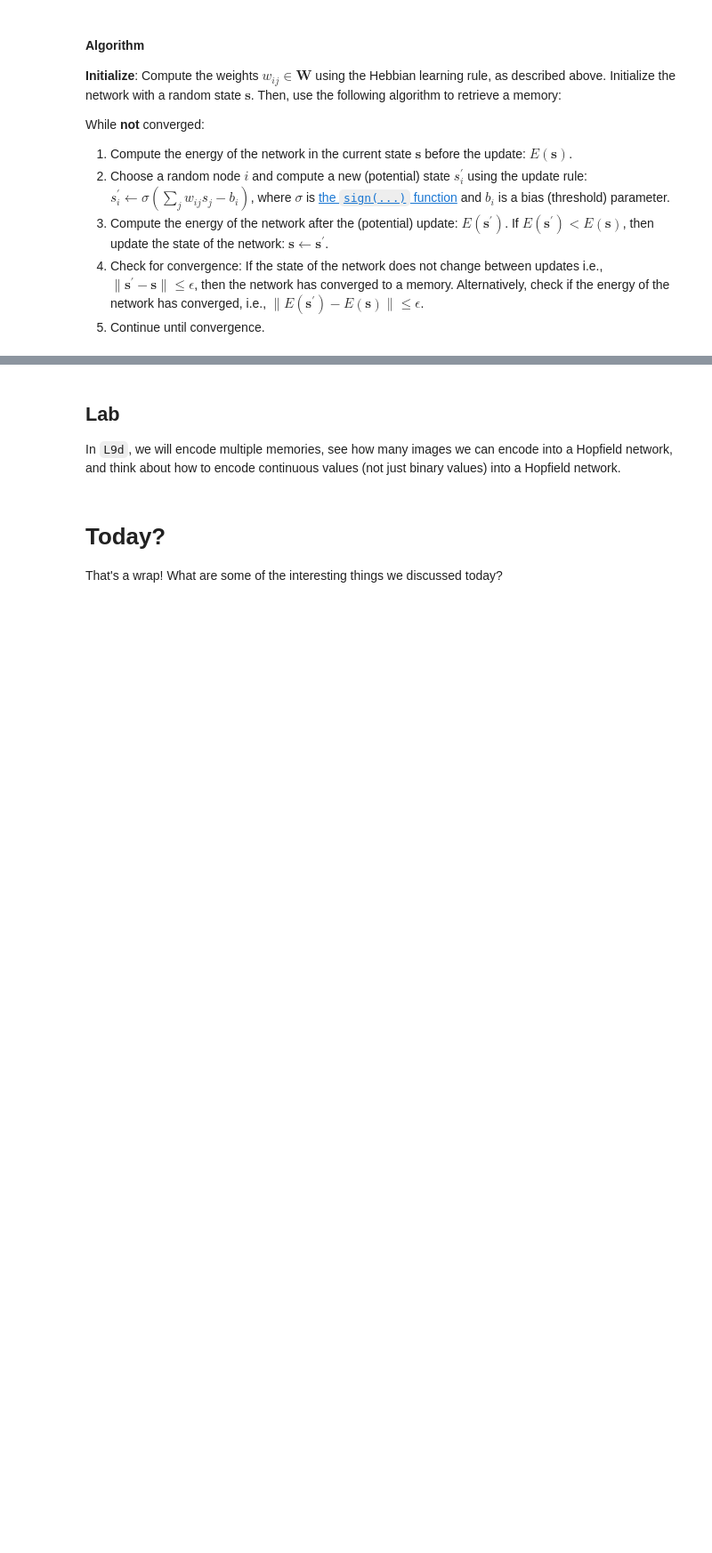
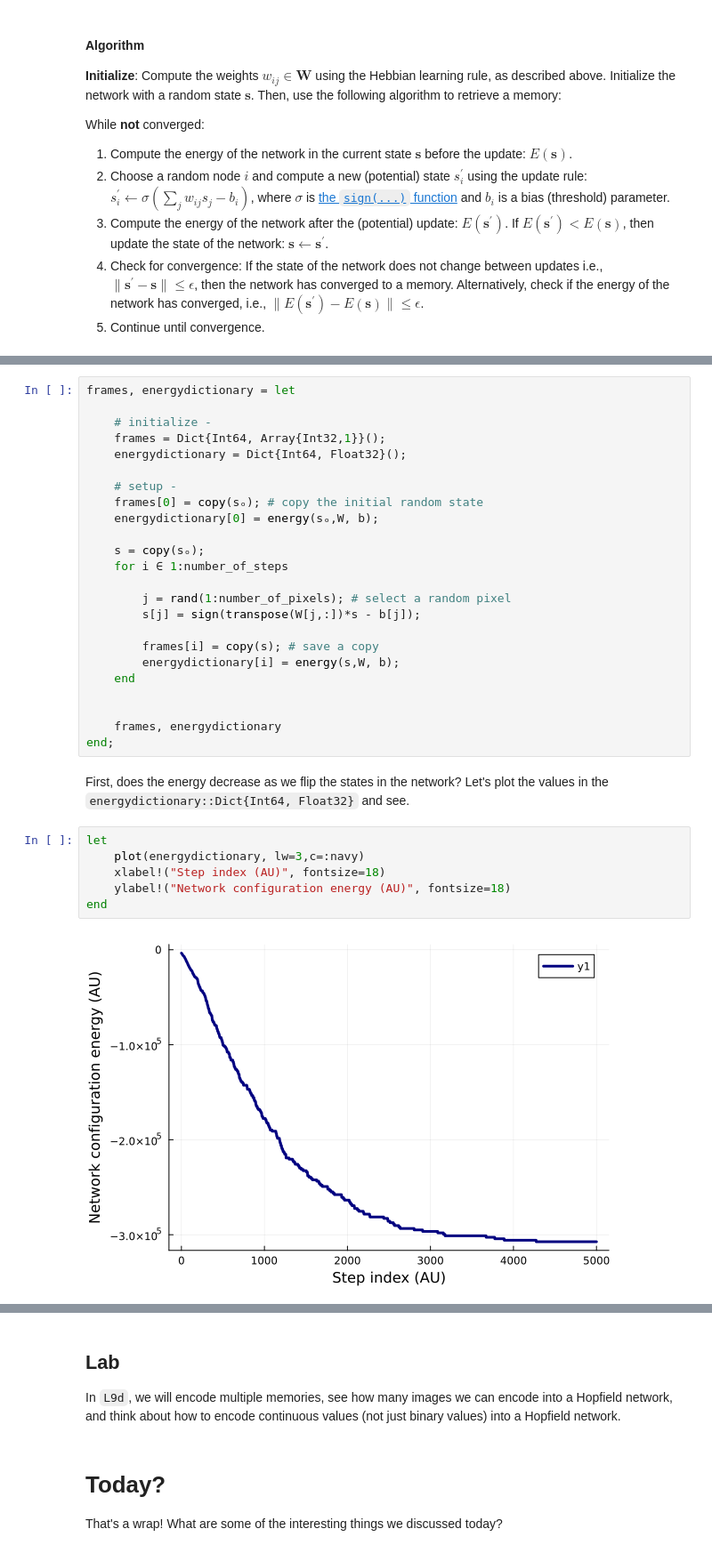
Before and after one commit to varnerlab/CHEME-5820-Lectures-Spring-2025, a Jupyter notebook: lectures/week-9/L9a/CHEME-5820-L9a-HopfieldNetworks-S2025.ipynb, the cells around one changed output, grey strips where cells are left out. Shown at 89% size. Drawn from its saved outputs; the diff is of its cells as text; blank space fills up the shorter version.

```diff
--- a/lectures/week-9/L9a/CHEME-5820-L9a-HopfieldNetworks-S2025.ipynb
+++ b/lectures/week-9/L9a/CHEME-5820-L9a-HopfieldNetworks-S2025.ipynb
@@ -50,0 +220,34 @@ include("Include.jl");
+# %%
+frames, energydictionary = let
+
+    # initialize -
+    frames = Dict{Int64, Array{Int32,1}}();
+    energydictionary = Dict{Int64, Float32}();
+
+    # setup -
+    frames[0] = copy(sₒ); # copy the initial random state
+    energydictionary[0] = energy(sₒ,W, b);
+
+    s = copy(sₒ);
+    for i ∈ 1:number_of_steps
+
+        j = rand(1:number_of_pixels); # select a random pixel
+        s[j] = sign(transpose(W[j,:])*s - b[j]);
+
+        frames[i] = copy(s); # save a copy
+        energydictionary[i] = energy(s,W, b);
+    end
+
+
+    frames, energydictionary
+end;
+# %% [markdown]
+First, does the energy decrease as we flip the states in the network? Let's plot the values in the `energydictionary::Dict{Int64, Float32}` and see.
+# %%
+let
+    plot(energydictionary, lw=3,c=:navy)
+    xlabel!("Step index (AU)", fontsize=18)
+    ylabel!("Network configuration energy (AU)", fontsize=18)
+end
+# %% [output]
+[figure, added]
```
Also changed, not shown: parts of 23 cells of this notebook.
